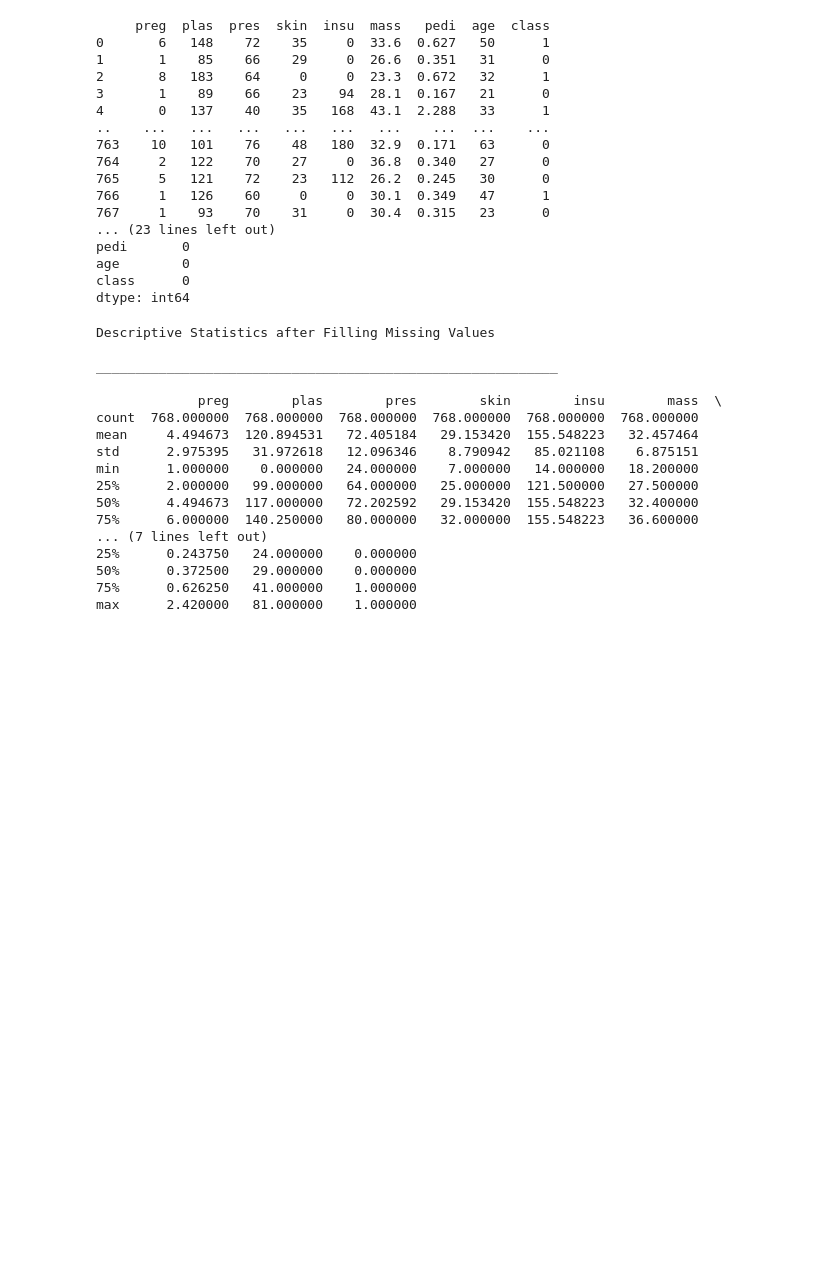
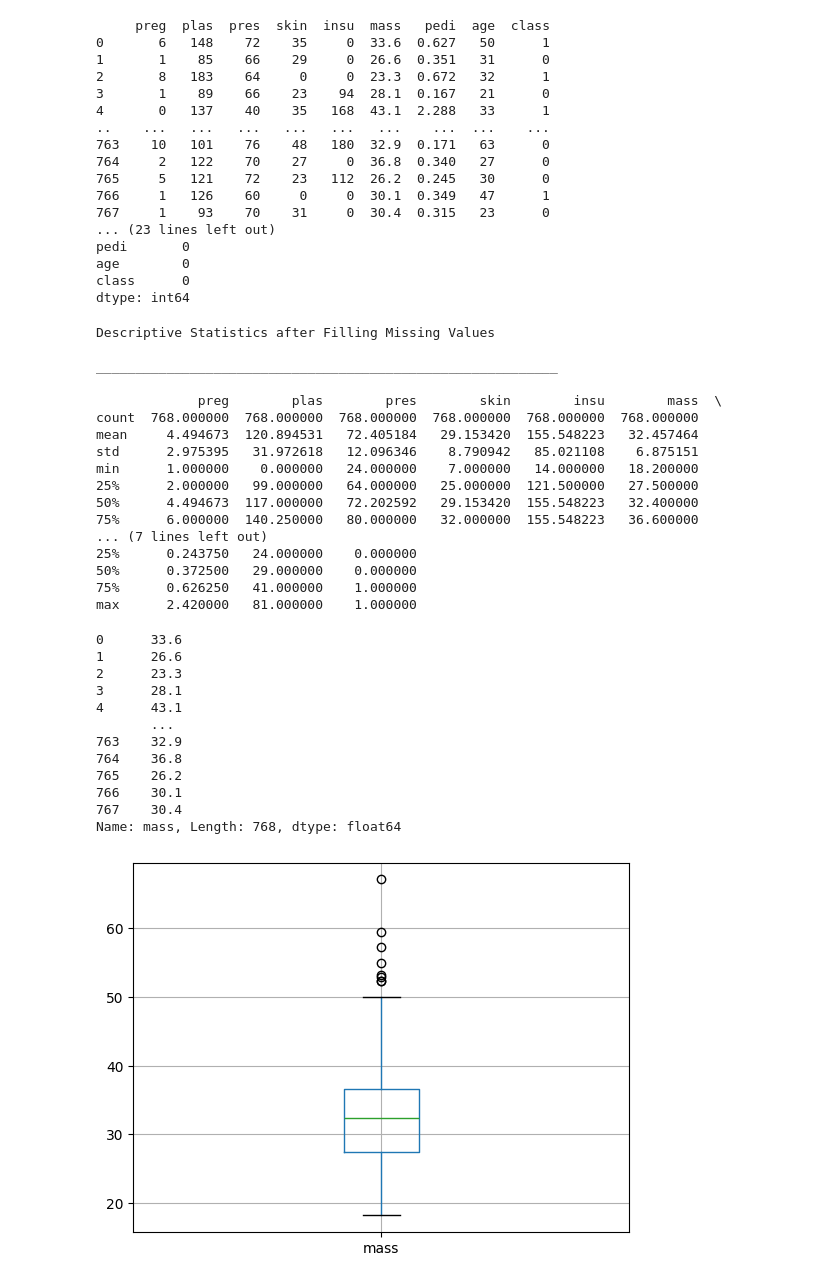
Before and after one commit to RajeshPatil-DataEngineer/Biomedical_Data_Analysis, a Jupyter notebook: Biomedical_Data_Analysis.ipynb, the cells around one changed output. Saved outputs shown, nothing was run; the diff lists cells and outputs as text; code cells hidden in the pictures; blank space fills up the shorter version.

```diff
--- a/Biomedical_Data_Analysis.ipynb
+++ b/Biomedical_Data_Analysis.ipynb
@@ -147,4 +147,20 @@ min      1.000000    0.000000   24.000000    7.000000   14.000000   18.200000
 max      2.420000   81.000000    1.000000
 # %%
 import matplotlib.pyplot as plt # impot pyplot for visual representation
-df.boxplot
+print(df['mass'])
+df.boxplot(column="mass")
+plt.show() # display the plot
+# %% [output]
+0      33.6
+1      26.6
+2      23.3
+3      28.1
+4      43.1
+       ...
+763    32.9
+764    36.8
+765    26.2
+766    30.1
+767    30.4
+Name: mass, Length: 768, dtype: float64
+[figure, added]
```
Also changed, not shown: parts of 6 cells of this notebook.
